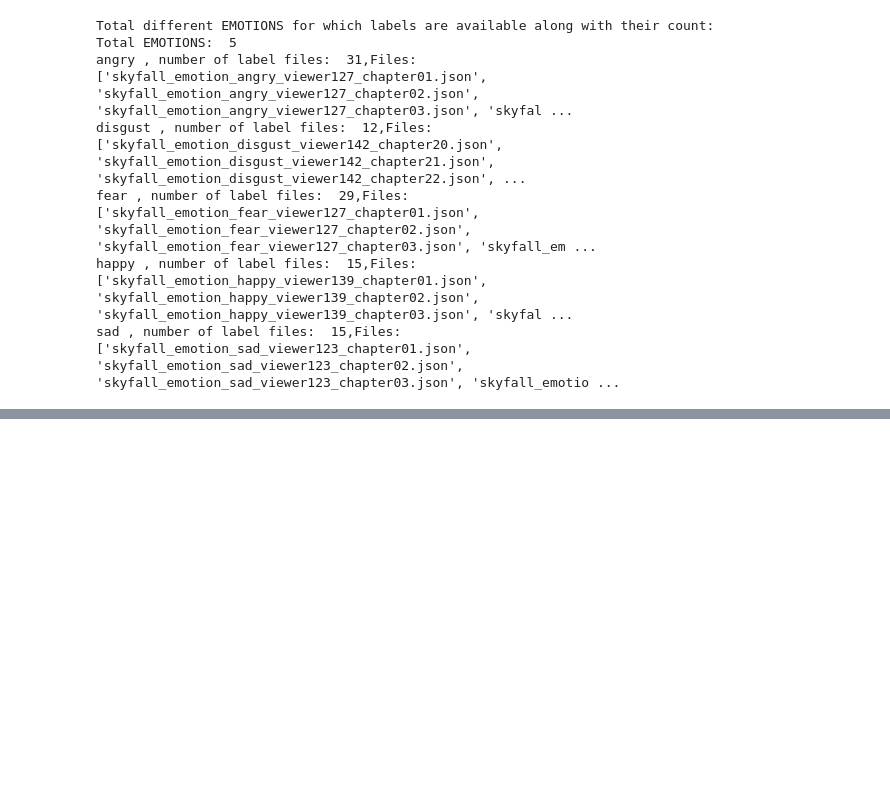
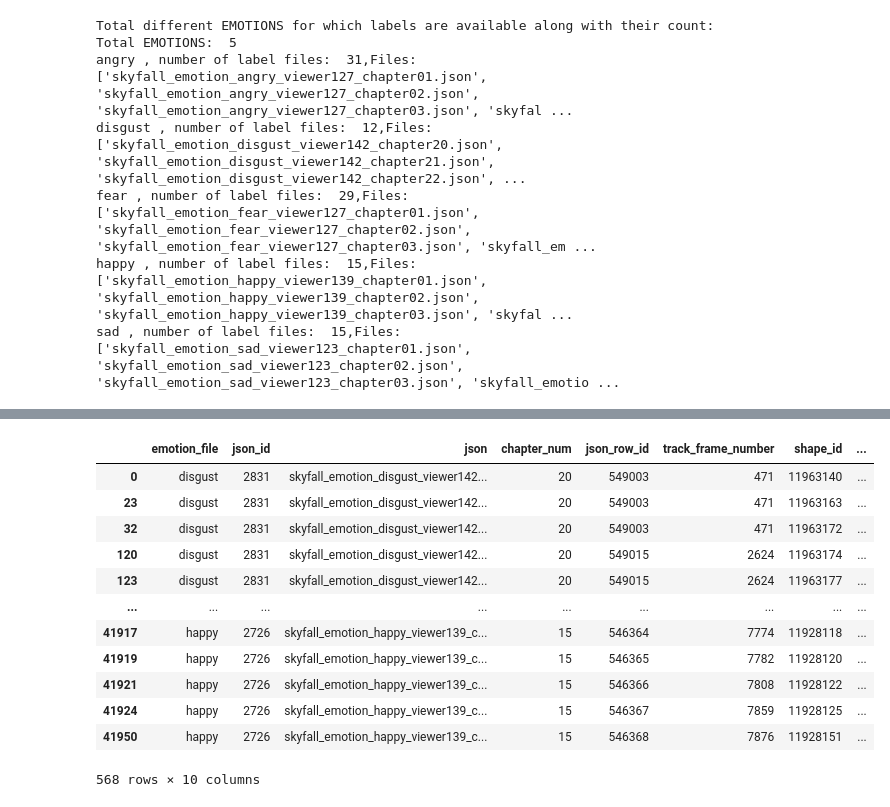
Before and after one commit to SteinwayThor/eeg-features-movies, a Jupyter notebook: EDA_and_Data_Extraction.ipynb, the cells around one changed output, grey strips where cells are left out. Drawn from its saved outputs; the diff is of its cells as text; code cells hidden in the pictures; blank space fills up the shorter version.

```diff
--- a/EDA_and_Data_Extraction.ipynb
+++ b/EDA_and_Data_Extraction.ipynb
@@ -464,2 +484,3 @@ emotion_df[not None emotion_df['emotion_value']]
 # %%
-emotion_df[emotion_df['emotion_value'].apply(lambda x: len(x))>0]
+#rows where emotion_value is not an empty list
+filled_emotions = emotion_df[emotion_df['emotion_value'].apply(lambda x: len(x))>0]
@@ -479,0 +487,16 @@ emotion_df[emotion_df['emotion_value'].apply(lambda x: len(x))>0]
+# %%
+filled_emotions
+# %% [output]
+|  | emotion_file | json_id | json | chapter_num | json_row_id | track_frame_number | shape_id | ... |
+| 0 | disgust | 2831 | skyfall_emotion_disgust_viewer142... | 20 | 549003 | 471 | 11963140 | ... |
+| 23 | disgust | 2831 | skyfall_emotion_disgust_viewer142... | 20 | 549003 | 471 | 11963163 | ... |
+| 32 | disgust | 2831 | skyfall_emotion_disgust_viewer142... | 20 | 549003 | 471 | 11963172 | ... |
+| 120 | disgust | 2831 | skyfall_emotion_disgust_viewer142... | 20 | 549015 | 2624 | 11963174 | ... |
+| 123 | disgust | 2831 | skyfall_emotion_disgust_viewer142... | 20 | 549015 | 2624 | 11963177 | ... |
+| ... | ... | ... | ... | ... | ... | ... | ... | ... |
+| 41917 | happy | 2726 | skyfall_emotion_happy_viewer139_c... | 15 | 546364 | 7774 | 11928118 | ... |
+| 41919 | happy | 2726 | skyfall_emotion_happy_viewer139_c... | 15 | 546365 | 7782 | 11928120 | ... |
+| 41921 | happy | 2726 | skyfall_emotion_happy_viewer139_c... | 15 | 546366 | 7808 | 11928122 | ... |
+| 41924 | happy | 2726 | skyfall_emotion_happy_viewer139_c... | 15 | 546367 | 7859 | 11928125 | ... |
+| 41950 | happy | 2726 | skyfall_emotion_happy_viewer139_c... | 15 | 546368 | 7876 | 11928151 | ... |
+568 rows × 10 columns
```
Also changed, not shown: parts of 20 cells of this notebook.
